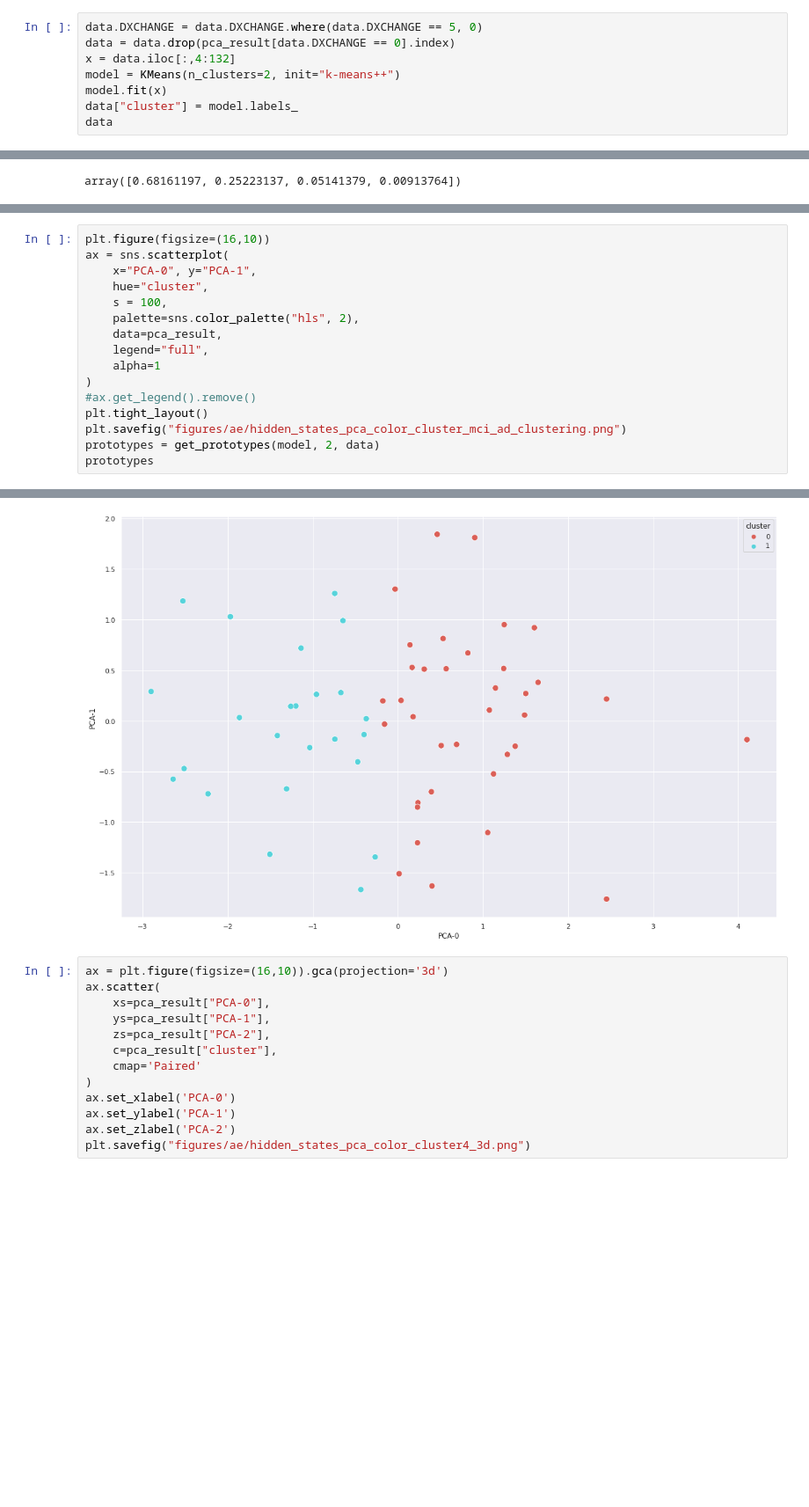
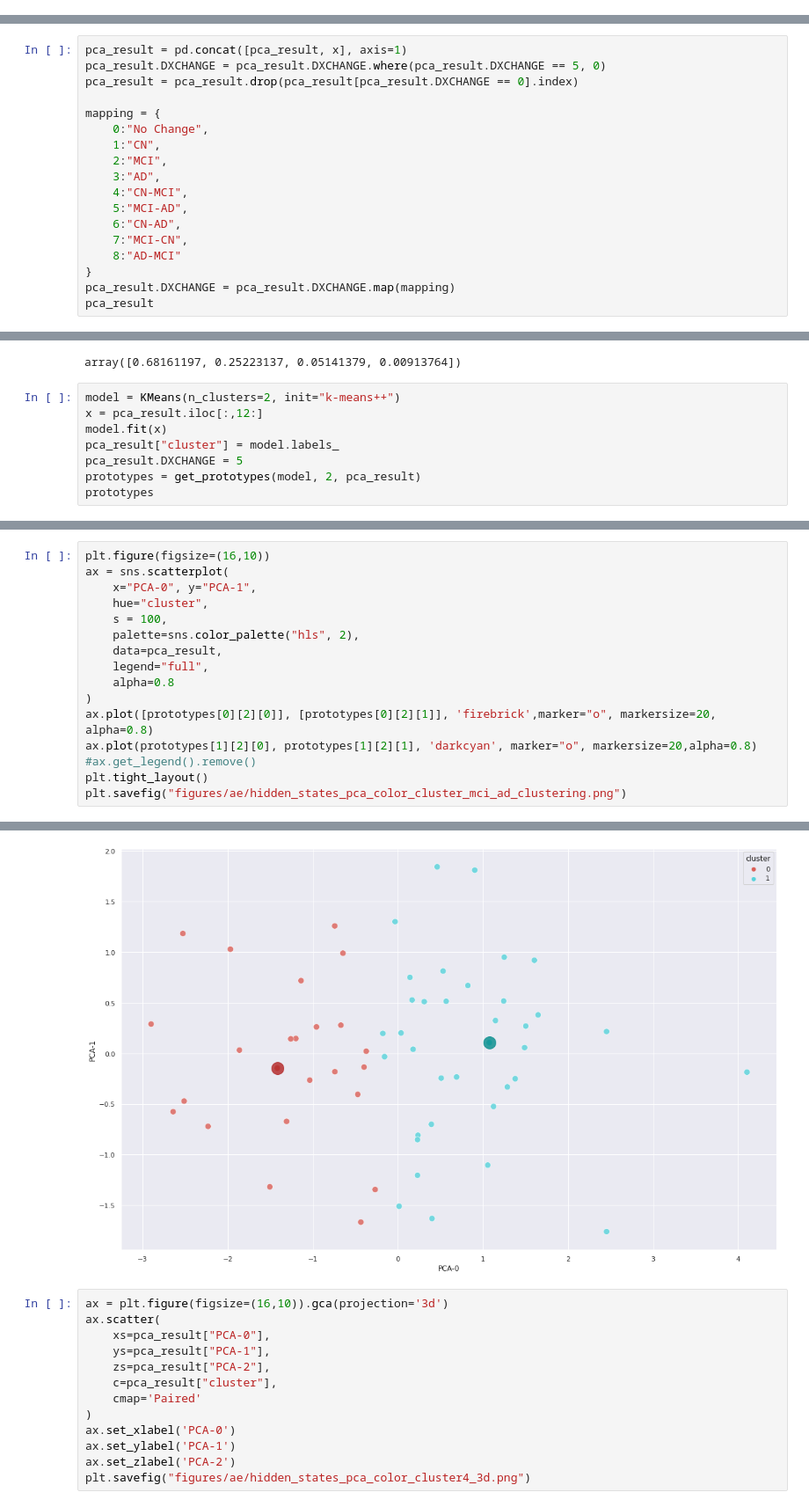
Before and after one commit to sarah-mdv/LIPTraAD, a Jupyter notebook: statistical_analysis_ADNI/PCA_visualization.ipynb, the cells around one changed output, grey strips where cells are left out. Shown: that part at 88% size. Drawn from its saved outputs; the diff is of its cells as text; blank space fills up the shorter version.

```diff
--- a/statistical_analysis_ADNI/PCA_visualization.ipynb
+++ b/statistical_analysis_ADNI/PCA_visualization.ipynb
@@ -114,8 +105,0 @@ prototypes
-# %%
-data.DXCHANGE = data.DXCHANGE.where(data.DXCHANGE == 5, 0)
-data = data.drop(pca_result[data.DXCHANGE == 0].index)
-x = data.iloc[:,4:132]
-model = KMeans(n_clusters=2, init="k-means++")
-model.fit(x)
-data["cluster"] = model.labels_
-data
@@ -182,0 +137,18 @@ pca_result
+# %%
+pca_result = pd.concat([pca_result, x], axis=1)
+pca_result.DXCHANGE = pca_result.DXCHANGE.where(pca_result.DXCHANGE == 5, 0)
+pca_result = pca_result.drop(pca_result[pca_result.DXCHANGE == 0].index)
+
+mapping = {
+    0:"No Change",
+    1:"CN",
+    2:"MCI",
+    3:"AD",
+    4:"CN-MCI",
+    5:"MCI-AD",
+    6:"CN-AD",
+    7:"MCI-CN",
+    8:"AD-MCI"
+}
+pca_result.DXCHANGE = pca_result.DXCHANGE.map(mapping)
+pca_result
@@ -184,3 +175,11 @@ pca_result
 pca.explained_variance_ratio_
 # %% [output]
 array([0.68161197, 0.25223137, 0.05141379, 0.00913764])
+# %%
+model = KMeans(n_clusters=2, init="k-means++")
+x = pca_result.iloc[:,12:]
+model.fit(x)
+pca_result["cluster"] = model.labels_
+pca_result.DXCHANGE = 5
+prototypes = get_prototypes(model, 2, pca_result)
+prototypes
@@ -193,11 +210,11 @@ ax = sns.scatterplot(
     palette=sns.color_palette("hls", 2),
     data=pca_result,
     legend="full",
-    alpha=1
+    alpha=0.8
 )
+ax.plot([prototypes[0][2][0]], [prototypes[0][2][1]], 'firebrick',marker="o", markersize=20, alpha=0.8)
+ax.plot(prototypes[1][2][0], prototypes[1][2][1], 'darkcyan', marker="o", markersize=20,alpha=0.8)
 #ax.get_legend().remove()
 plt.tight_layout()
 plt.savefig("figures/ae/hidden_states_pca_color_cluster_mci_ad_clustering.png")
-prototypes = get_prototypes(model, 2, data)
-prototypes
 # %% [output]
@@ -221,4 +221,4 @@ prototypes
-[figure, old version]
+[figure, new version]
 # %%
 ax = plt.figure(figsize=(16,10)).gca(projection='3d')
 ax.scatter(
```
Also changed, not shown: parts of 7 cells of this notebook, 1 other file.
